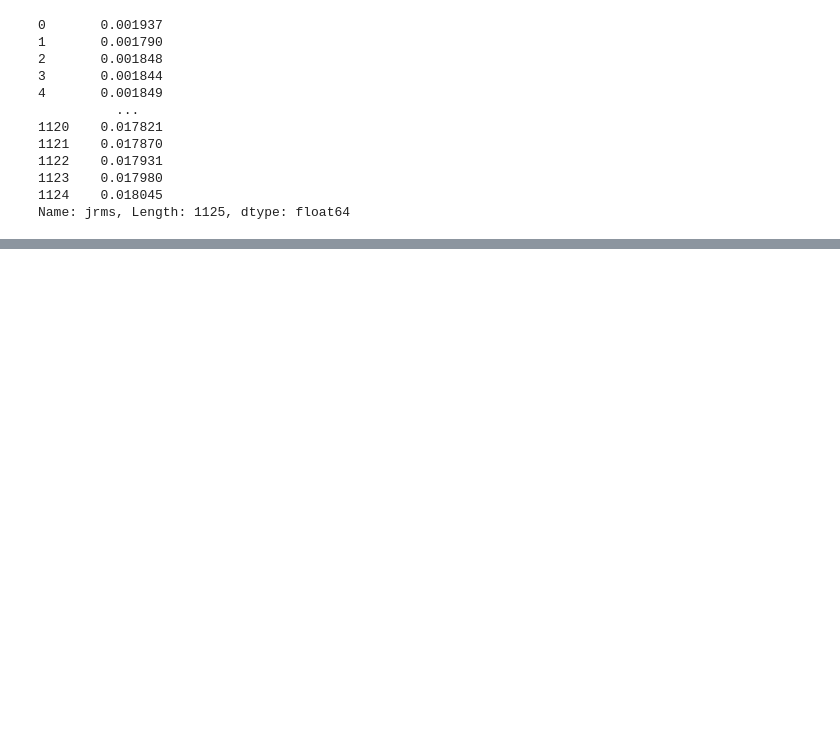
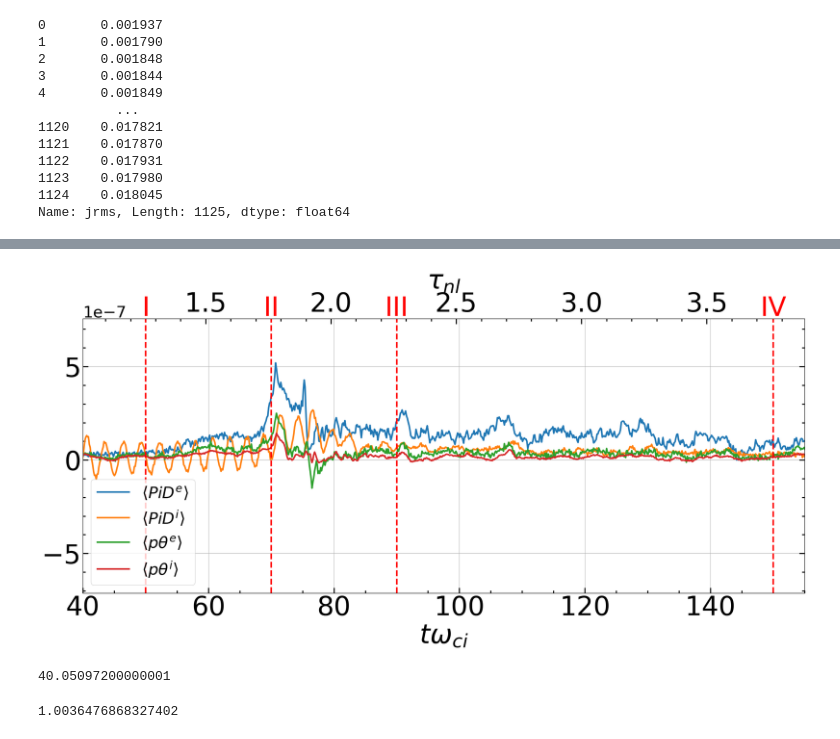
Before and after one commit to jgoodwill1/TurbPy, a Jupyter notebook: Analysis/Jupyter/globals.ipynb, the cells around one changed output, grey strips where cells are left out. Saved outputs shown, nothing was run; the diff lists cells and outputs as text; code cells hidden in the pictures; blank space fills up the shorter version.

```diff
--- a/Analysis/Jupyter/globals.ipynb
+++ b/Analysis/Jupyter/globals.ipynb
@@ -14,7 +14,7 @@ from TurbPy.imports import *
 deck = 'KH_200ppc_200wci/'
 
 dirs = '/pscratch/sd/g/goodwill/' + deck
-
+data = dirs + 'data/'
 figs = '/pscratch/sd/g/goodwill/Fig/' + deck
 
 info = tb.get_vpic_info(dirs)
@@ -202,0 +204,64 @@ plt.savefig(figs + 'globals_fil.jpg', dpi = 400)
+# %%
+ps = pd.read_csv(data + 'PS_av.csv')
+# %%
+import matplotlib
+fig, ax = plt.subplots(1,1, figsize=(20,10), layout='constrained')
+
+# plt.rc('font', size=10)
+# ax1.cla()
+# axs[0].plot(twci, (jrms_t), marker = 'x',  label = r'$J_{rms}$')
+ax.plot(twci, ps['pide'], linewidth = 3, label = r'$\langle PiD^e \rangle$')
+ax.plot(twci, ps['pidi'], linewidth = 3, label = r'$\langle PiD^i \rangle$')
+ax.plot(twci, ps['pthe'], linewidth = 3, label = r'$\langle p \theta^e \rangle$')
+ax.plot(twci, ps['pthi'], linewidth = 3, label = r'$\langle p \theta^i \rangle$')
+import matplotlib
+matplotlib.rc('font', size=30)
+# axs[1].plot(twci, (drhoe_t - drhoe_t[0]),  label = r'$\delta \rho^e_{rms}$')
+# axs[1].plot(twci, (drhoi_t - drhoi_t[0]),  label = r'$\delta \rho^i_{rms}$')
+# axs.plot(twci, (drhoe_t - drhoi_t) - (drhoe_t - drhoi_t)[0], marker = 'x' , label = r'$\delta \rho_{rms}$' )
+# axs[2].plot(twci, db_t - db_t[0] , label = r'$\delta B_{rms}$')
+# axs[3].plot(twci, omz2e_av, label = r'$\langle \omega_{ze}^2 \rangle$')
+# axs[3].plot(twci, omz2i_av, label = r'$\langle \omega_{zi}^2 \rangle$')
+# axs[3].plot(twci, ome_t, marker = 'x', label = r'$\delta \omega^e_{ms}$')
+# axs[3].plot(twci, omi_t, marker = 'x', label = r'$\delta \omega^i_{ms}$')
+# for ax in axs:
+txt = 50
+trans = ax.get_xaxis_transform()
+ax.axvline(50, color = 'red', linestyle = '--', linewidth = 3)
+
+ax.axvline(70, color = 'red', linestyle = '--', linewidth = 3)
+plt.text(50, 1.01, 'I',color = 'red', transform=trans, ha = 'center', fontsize = txt)
+plt.text(70, 1.01, 'II',color = 'red', transform=trans, ha = 'center', fontsize = txt)
+plt.text(90, 1.01, 'III',color = 'red', transform=trans, ha = 'center', fontsize = txt)
+plt.text(150,1.01, 'IV',color = 'red', transform=trans, ha = 'center', fontsize = txt)
+ax.axvline(90, color = 'red', linestyle = '--', linewidth = 3)
+
+ax.axvline(150, color = 'red', linestyle = '--', linewidth = 3)
+
+ax.ticklabel_format(axis = 'y',style = 'sci', scilimits = (0,0))
+ax.legend(loc = 'lower left', fontsize = 30)
+ax.xaxis.set_minor_locator(AutoMinorLocator())
+ax.yaxis.set_minor_locator(AutoMinorLocator())
+ax.tick_params(which='both', width=2, labelsize = txt, right = True, direction = 'in')
+ax.tick_params(which='major', length=10, top = True, right =True)
+ax.tick_params(which='minor', length=5 , top = True, right =True)
+ax.grid()
+
+
+ax1 = ax.twiny()
+
+ax1.plot(np.linspace(0,3.89, len(twci)), np.zeros(len(twci)), alpha = 0)
+ax1.tick_params(axis ='x')
+ax1.xaxis.set_minor_locator(AutoMinorLocator())
+ax1.yaxis.set_minor_locator(AutoMinorLocator())
+ax1.tick_params(which='both', width=2, labelsize = txt, right = True, direction = 'in')
+ax1.tick_params(which='major', length=10, top = True, right =True)
+ax1.tick_params(which='minor', length=5 , top = True, right =True)
+# fig.supylabel(, size = 15)
+ax.set_xlim(40, 155)
+ax1.set_xlim(1.01, 3.89)
+ax1.set_xlabel(r'$ \tau_{nl}$', size = txt)
+ax.set_xlabel(r'$ t \omega_{ci}$', size = txt)
+plt.savefig(figs + 'PS_av.jpg', dpi = 400)
+# %% [output]
+[figure, added]
@@ -202,0 +270,8 @@ plt.savefig(figs + 'globals_fil.jpg', dpi = 400)
+# %%
+print(twci[290])
+# %% [output]
+40.05097200000001
+# %%
+print(tnl[290])
+# %% [output]
+1.0036476868327402
```
Also changed, not shown: parts of 2 cells of this notebook, 6 other files.
